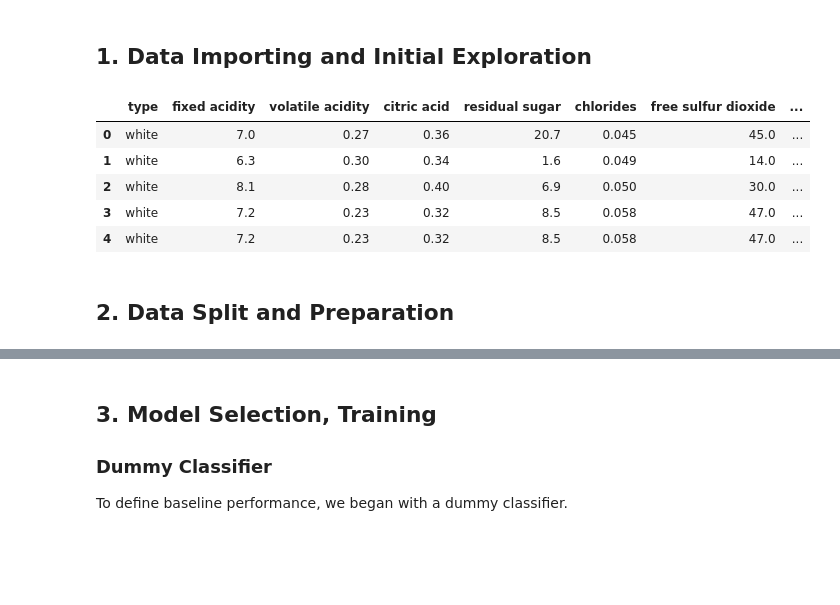
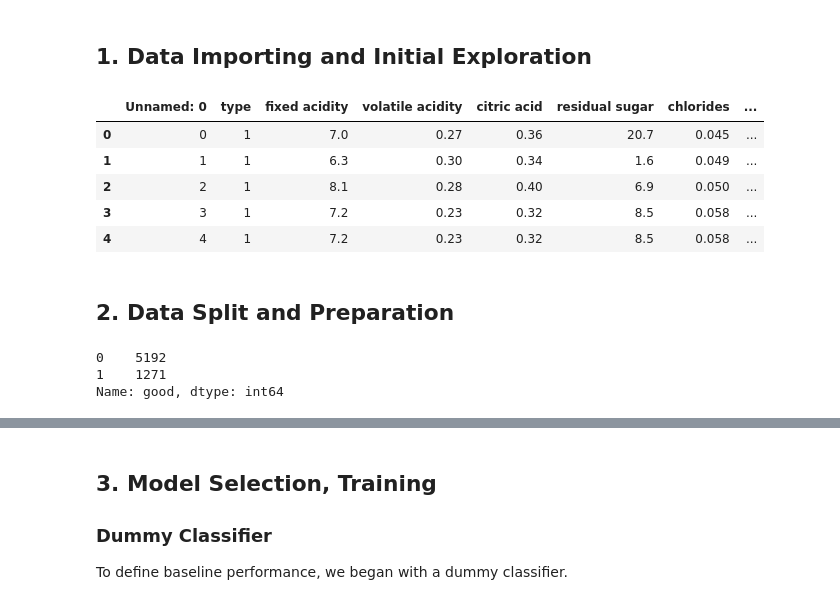
Before and after one commit to rakshithkamath/Wine-Quality-Prediction, a Jupyter notebook: code/2_model_Random_Forest.ipynb, the cells around one changed output, grey strips where cells are left out. Saved outputs shown, nothing was run; the diff lists cells and outputs as text; code cells hidden in the pictures; blank space fills up the shorter version.

```diff
--- a/code/2_model_Random_Forest.ipynb
+++ b/code/2_model_Random_Forest.ipynb
@@ -34,14 +33,14 @@ with warnings.catch_warnings():
     warnings.simplefilter("ignore")
     fxn()
 # %%
-df =  pd.read_csv('https://raw.githubusercontent.com/rjrahul24/AppliedML-Project/main/winequalityN.csv',sep = ",")
+df =  pd.read_csv('https://raw.githubusercontent.com/rjrahul24/AppliedML-Project/main/data/wine_quality_pre.csv',sep = ",")
 df.head()
 # %% [output]
-|  | type | fixed acidity | volatile acidity | citric acid | residual sugar | chlorides | free sulfur dioxide | ... |
-| 0 | white | 7.0 | 0.27 | 0.36 | 20.7 | 0.045 | 45.0 | ... |
-| 1 | white | 6.3 | 0.30 | 0.34 | 1.6 | 0.049 | 14.0 | ... |
-| 2 | white | 8.1 | 0.28 | 0.40 | 6.9 | 0.050 | 30.0 | ... |
-| 3 | white | 7.2 | 0.23 | 0.32 | 8.5 | 0.058 | 47.0 | ... |
-| 4 | white | 7.2 | 0.23 | 0.32 | 8.5 | 0.058 | 47.0 | ... |
+|  | Unnamed: 0 | type | fixed acidity | volatile acidity | citric acid | residual sugar | chlorides | ... |
+| 0 | 0 | 1 | 7.0 | 0.27 | 0.36 | 20.7 | 0.045 | ... |
+| 1 | 1 | 1 | 6.3 | 0.30 | 0.34 | 1.6 | 0.049 | ... |
+| 2 | 2 | 1 | 8.1 | 0.28 | 0.40 | 6.9 | 0.050 | ... |
+| 3 | 3 | 1 | 7.2 | 0.23 | 0.32 | 8.5 | 0.058 | ... |
+| 4 | 4 | 1 | 7.2 | 0.23 | 0.32 | 8.5 | 0.058 | ... |
 # %% [markdown]
 ## 2. Data Split and Preparation
@@ -59 +50,7 @@ def quality_to_label(x):
+# %%
+y.value_counts()
+# %% [output]
+0    5192
+1    1271
+Name: good, dtype: int64
 # %%
```
Also changed, not shown: parts of 11 cells of this notebook, 2 other files.
